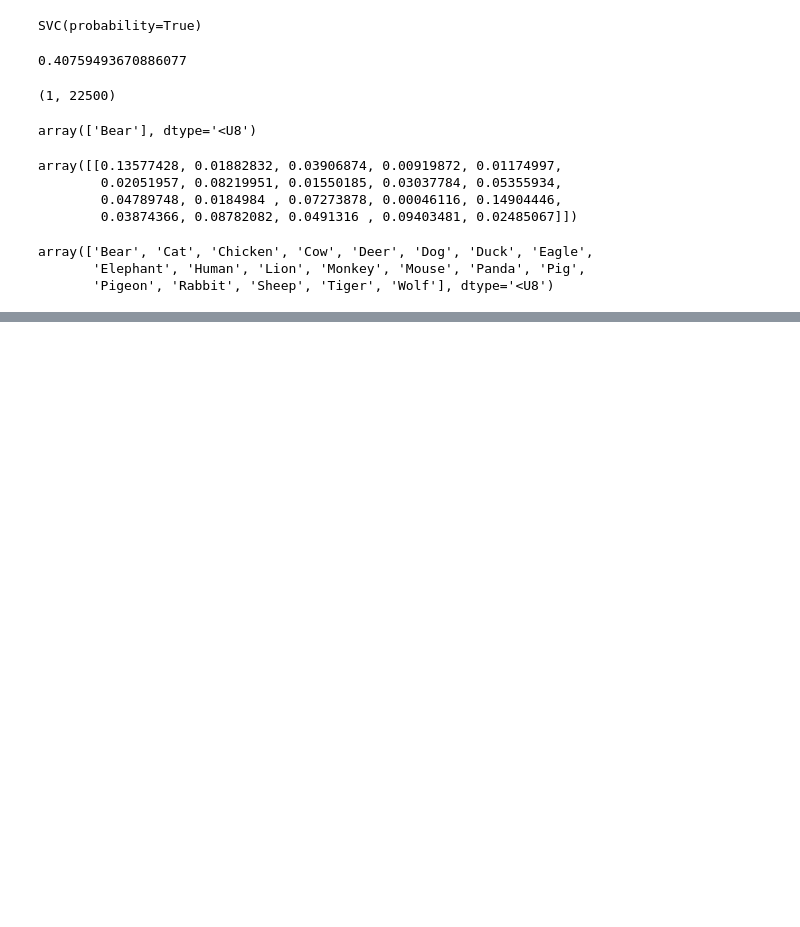
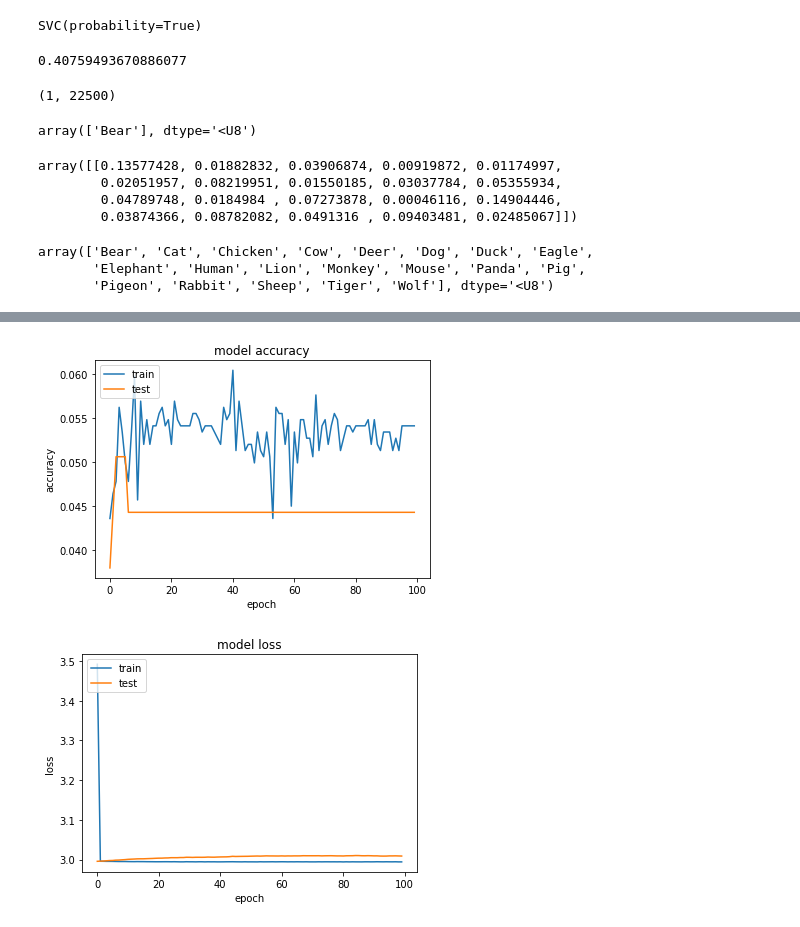
Before and after one commit to sharmasaravanan/Machine_learning, a Jupyter notebook: AI-Connect-2021.ipynb, the cells around one changed output, grey strips where cells are left out. Cells and saved outputs as stored; diff of their text form; code cells hidden in the pictures; blank space fills up the shorter version.

```diff
--- a/AI-Connect-2021.ipynb
+++ b/AI-Connect-2021.ipynb
@@ -2940,0 +3033,3 @@ array(['Bear', 'Cat', 'Chicken', 'Cow', 'Deer', 'Dog', 'Duck', 'Eagle',
+# %%
+X = np.array(data['data'])
+y = np.array(data['label'])
@@ -2940,0 +3043,6 @@ array(['Bear', 'Cat', 'Chicken', 'Cow', 'Deer', 'Dog', 'Duck', 'Eagle',
+# %%
+X_train = X_train.astype('float32')
+X_test = X_test.astype('float32')
+
+Y_train = to_categorical(y_train, len(set(y)))
+Y_test = to_categorical(y_test, len(set(y)))
@@ -2940,0 +3074,16 @@ array(['Bear', 'Cat', 'Chicken', 'Cow', 'Deer', 'Dog', 'Duck', 'Eagle',
+# %%
+# with dropout
+model = Sequential()
+model.add(Dense(64, input_shape=(22500,)))
+model.add(Activation('relu'))
+model.add(Dropout(0.1))
+model.add(Dense(64))
+model.add(Activation('relu'))
+model.add(Dropout(0.1))
+model.add(Dense(64))
+model.add(Activation('relu'))
+model.add(Dropout(0.1))
+model.add(Dense(len(set(y))))
+model.add(Activation('softmax'))
+
+model.compile(loss='categorical_crossentropy', optimizer=Adam(), metrics=['accuracy'])
@@ -2940,0 +3121,2 @@ array(['Bear', 'Cat', 'Chicken', 'Cow', 'Deer', 'Dog', 'Duck', 'Eagle',
+# %%
+history = model.fit(X_train, Y_train, batch_size=64, epochs=100, verbose=True, validation_split=0.1)
@@ -2940,0 +3141,19 @@ array(['Bear', 'Cat', 'Chicken', 'Cow', 'Deer', 'Dog', 'Duck', 'Eagle',
+# %%
+plt.plot(history.history['acc'])
+plt.plot(history.history['val_acc'])
+plt.title('model accuracy')
+plt.ylabel('accuracy')
+plt.xlabel('epoch')
+plt.legend(['train', 'test'], loc='upper left')
+plt.show()
+
+plt.plot(history.history['loss'])
+plt.plot(history.history['val_loss'])
+plt.title('model loss')
+plt.ylabel('loss')
+plt.xlabel('epoch')
+plt.legend(['train', 'test'], loc='upper left')
+plt.show()
+# %% [output]
+[figure, added]
+[figure, added]
```
Also changed, not shown: parts of 30 cells of this notebook.
